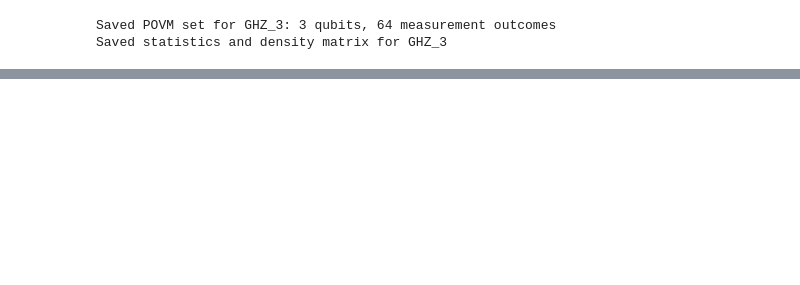
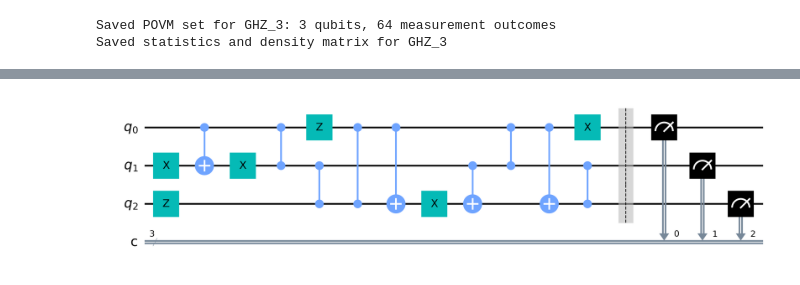
Before and after one commit to ryboselm/QuantumStateTomography, a Jupyter notebook: GenerateMeasurements.ipynb, the cells around one changed output, grey strips where cells are left out. Saved outputs shown, nothing was run; the diff lists cells and outputs as text; code cells hidden in the pictures; blank space fills up the shorter version.

```diff
--- a/GenerateMeasurements.ipynb
+++ b/GenerateMeasurements.ipynb
@@ -191,0 +210,4 @@ for i in range(depth):
+# %%
+qc.draw('mpl', scale=3, filename='circuit.png')
+# %% [output]
+[figure, added]
```
Also changed, not shown: parts of 7 cells of this notebook, 3 other files.
